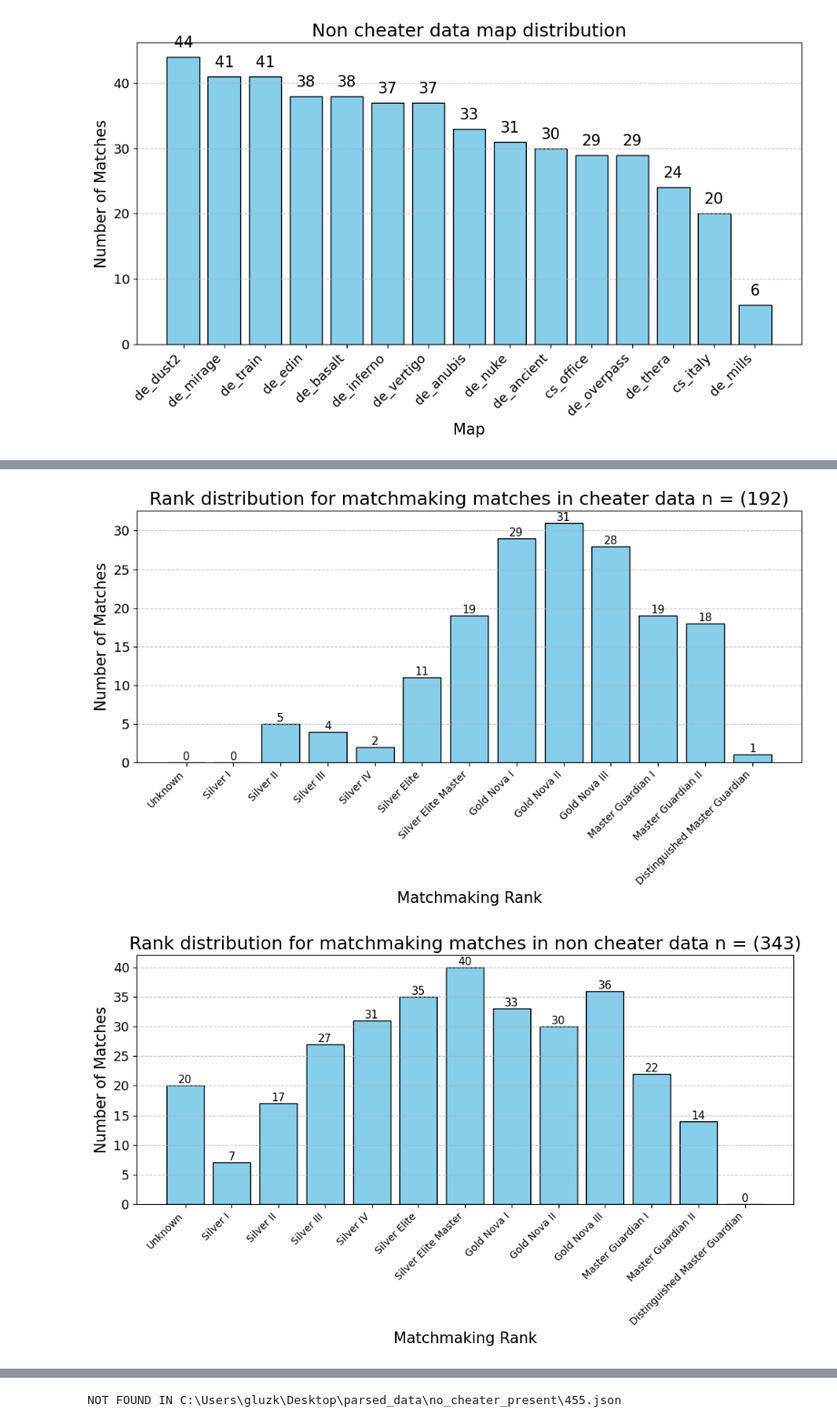
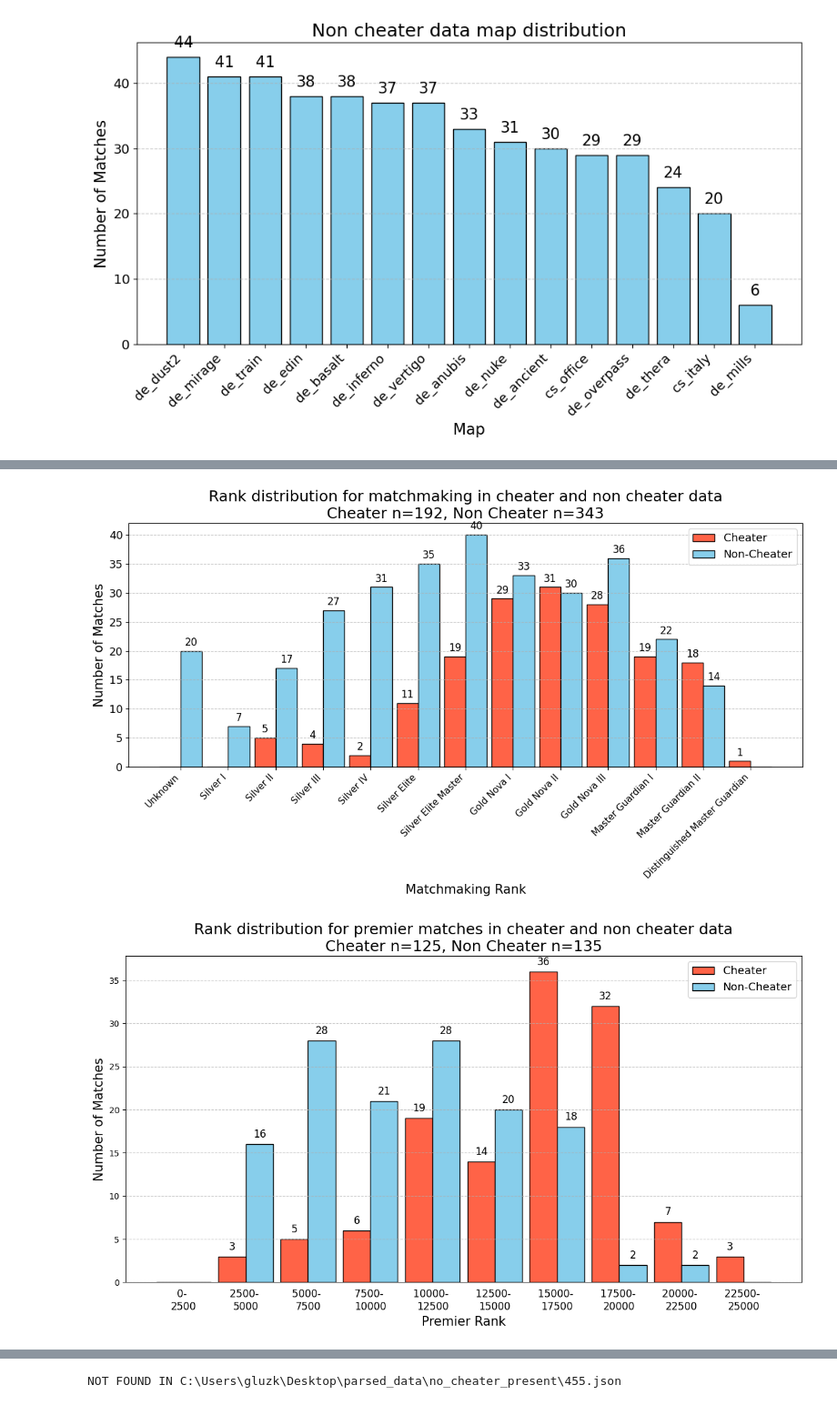
Before and after one commit to Pinkvinus/CS2_cheat_detection, a Jupyter notebook: DataExplorer/general_metrics.ipynb, the cells around one changed output, grey strips where cells are left out. Shown at 91% size. Drawn from its saved outputs; the diff is of its cells as text; code cells hidden in the pictures.

```diff
--- a/DataExplorer/general_metrics.ipynb
+++ b/DataExplorer/general_metrics.ipynb
@@ -274,10 +316,10 @@ for ev_file in NO_CHEATER_PATH.glob("*" + EVENT_FILE_TYPE):
     else:
         prem_rank_noncheater.append(int(csstats_info['avg_rank'][0]))
 # %%
-plot_mm_rank_distribution(mm_rank_cheater, "Rank distribution for matchmaking matches in cheater data")
-plot_mm_rank_distribution(mm_rank_noncheater, "Rank distribution for matchmaking matches in non cheater data")
-plot_prem_rank_distribution(prem_rank_cheater, "Rank distribution for premier matches in cheater data")
-plot_prem_rank_distribution(prem_rank_noncheater, "Rank distribution for premier matches in non cheater data")
+plot_mm_rank_distribution_dual(mm_rank_cheater, mm_rank_noncheater, "Rank distribution for matchmaking in cheater and non cheater data")
+# plot_mm_rank_distribution(mm_rank_noncheater, "Rank distribution for matchmaking matches in non cheater data")
+plot_prem_rank_distribution_dual(prem_rank_cheater, prem_rank_noncheater, "Rank distribution for premier matches in cheater and non cheater data")
+# plot_prem_rank_distribution(prem_rank_noncheater, "Rank distribution for premier matches in non cheater data")
 # %% [output]
-[figure, old version]
+[figure, new version]
-[figure, old version]
+[figure, new version]
```
Also changed, not shown: parts of 11 cells of this notebook, 8 other files.
